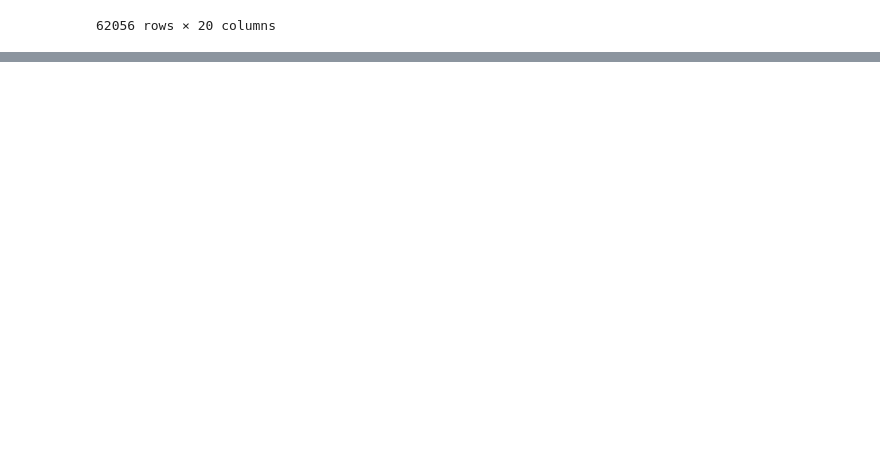
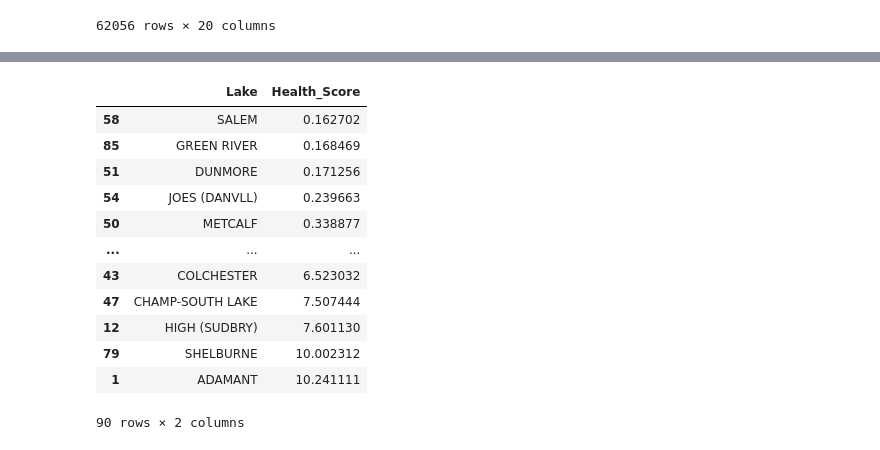
Before and after one commit to zorinAnze/Vermont-Lake-Health, a Jupyter notebook: VTLakes1.ipynb, the cells around one changed output, grey strips where cells are left out. Saved outputs shown, nothing was run; the diff lists cells and outputs as text; code cells hidden in the pictures; blank space fills up the shorter version.

```diff
--- a/VTLakes1.ipynb
+++ b/VTLakes1.ipynb
@@ -175,0 +257,24 @@ Untracked files:
+# %%
+def health_score(lake):
+    tp_score = tp_df.loc[lake, 'MeanZ'] + tp_df.loc[lake, 'SlopeZ']
+    chla_score = chla_df.loc[lake, 'MeanZ'] + chla_df.loc[lake, 'SlopeZ']
+    secchi_score = secchi_df.loc[lake, 'MeanZ'] + secchi_df.loc[lake, 'SlopeZ']
+    return abs(tp_score) + abs(chla_score) + abs(secchi_score)
+# %%
+health_score_df = pd.DataFrame( {'Lake' : common_lakes, 'Health_Score' : [ health_score(lake) for lake in common_lakes]})
+
+health_score_df.sort_values('Health_Score')
+# %% [output]
+|  | Lake | Health_Score |
+| 58 | SALEM | 0.162702 |
+| 85 | GREEN RIVER | 0.168469 |
+| 51 | DUNMORE | 0.171256 |
+| 54 | JOES (DANVLL) | 0.239663 |
+| 50 | METCALF | 0.338877 |
+| ... | ... | ... |
+| 43 | COLCHESTER | 6.523032 |
+| 47 | CHAMP-SOUTH LAKE | 7.507444 |
+| 12 | HIGH (SUDBRY) | 7.601130 |
+| 79 | SHELBURNE | 10.002312 |
+| 1 | ADAMANT | 10.241111 |
+90 rows × 2 columns
```
Also changed, not shown: parts of 28 cells of this notebook.
